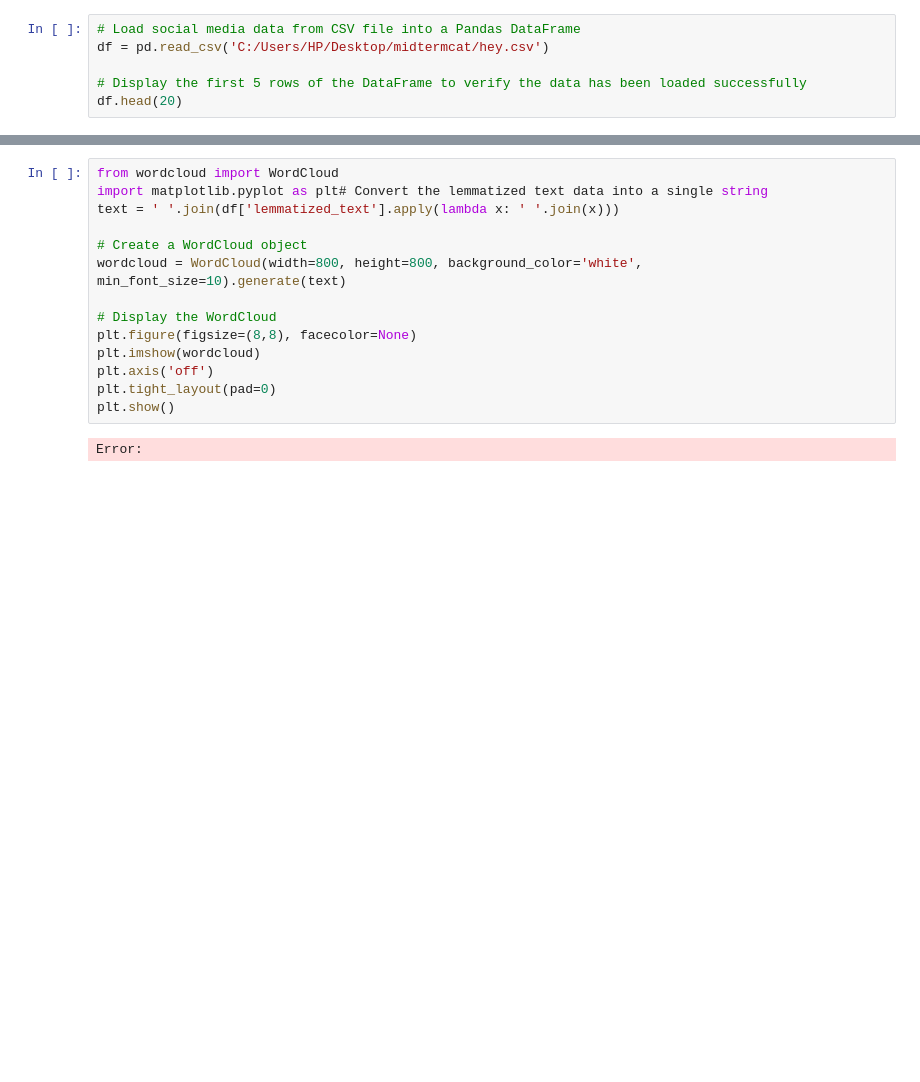
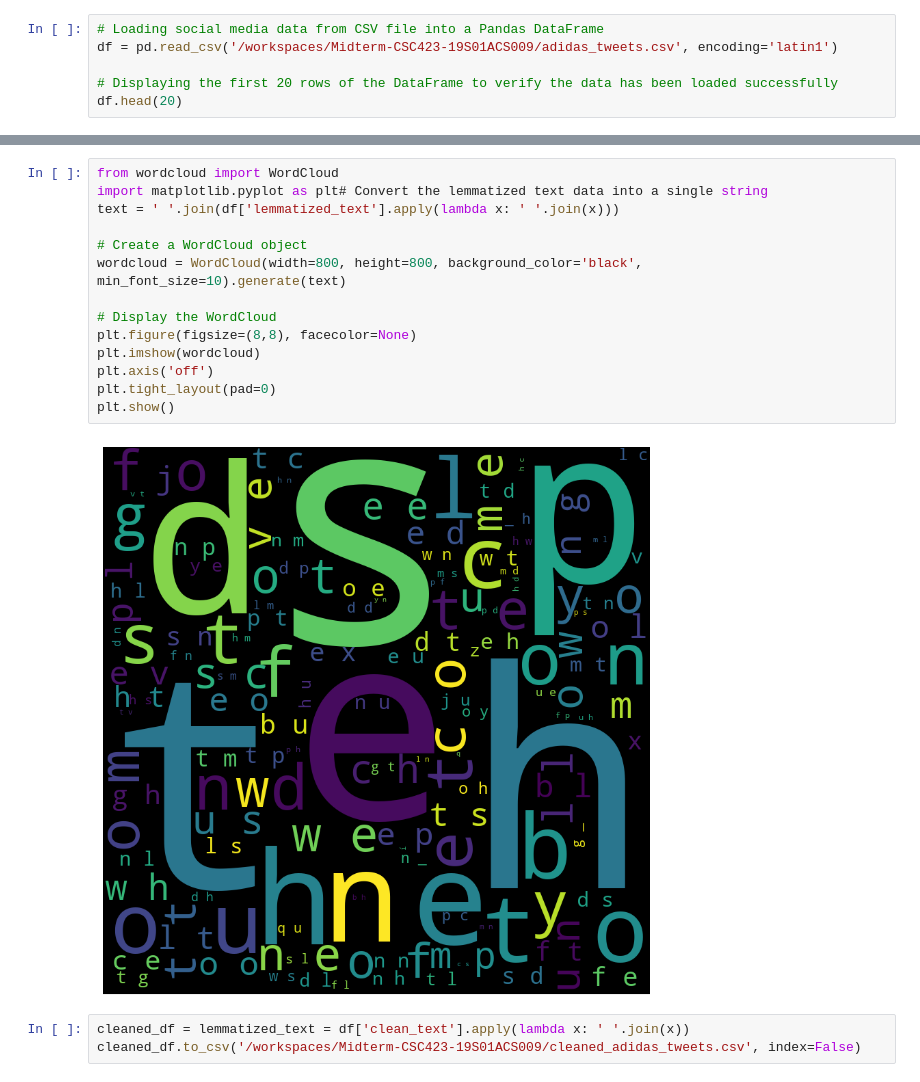
Before and after one commit to BrianMasiga/Midterm-CSC423-19S01ACS009, a Jupyter notebook: adidas_tweets.ipynb, the cells around one changed output, grey strips where cells are left out. Drawn from its saved outputs; the diff is of its cells as text; blank space fills up the shorter version.

```diff
--- a/adidas_tweets.ipynb
+++ b/adidas_tweets.ipynb
@@ -15,7 +25,7 @@ Error:
 # %%
-# Load social media data from CSV file into a Pandas DataFrame
-df = pd.read_csv('C:/Users/HP/Desktop/midtermcat/hey.csv')
+# Loading social media data from CSV file into a Pandas DataFrame
+df = pd.read_csv('/workspaces/Midterm-CSC423-19S01ACS009/adidas_tweets.csv', encoding='latin1')
 
-# Display the first 5 rows of the DataFrame to verify the data has been loaded successfully
+# Displaying the first 20 rows of the DataFrame to verify the data has been loaded successfully
 df.head(20)
 # %% [output]
@@ -86,16 +129,19 @@ Error:
 # %%
 from wordcloud import WordCloud
 import matplotlib.pyplot as plt# Convert the lemmatized text data into a single string
 text = ' '.join(df['lemmatized_text'].apply(lambda x: ' '.join(x)))
 
 # Create a WordCloud object
-wordcloud = WordCloud(width=800, height=800, background_color='white', min_font_size=10).generate(text)
+wordcloud = WordCloud(width=800, height=800, background_color='black', min_font_size=10).generate(text)
 
 # Display the WordCloud
 plt.figure(figsize=(8,8), facecolor=None)
 plt.imshow(wordcloud)
 plt.axis('off')
 plt.tight_layout(pad=0)
 plt.show()
 # %% [output]
-Error:
+[figure, added]
+# %%
+cleaned_df = lemmatized_text = df['clean_text'].apply(lambda x: ' '.join(x))
+cleaned_df.to_csv('/workspaces/Midterm-CSC423-19S01ACS009/cleaned_adidas_tweets.csv', index=False)
```
Also changed, not shown: parts of 5 cells of this notebook, 2 other files.
